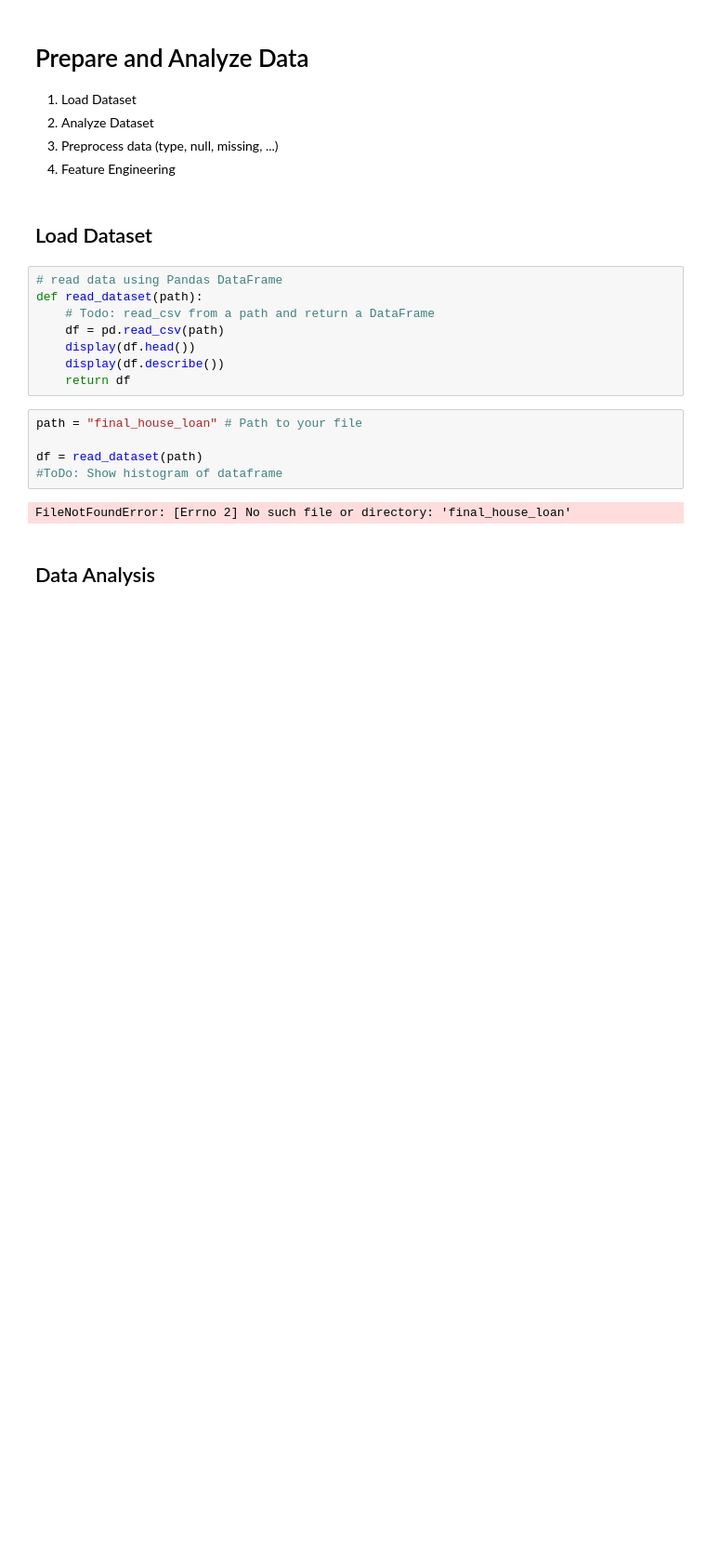
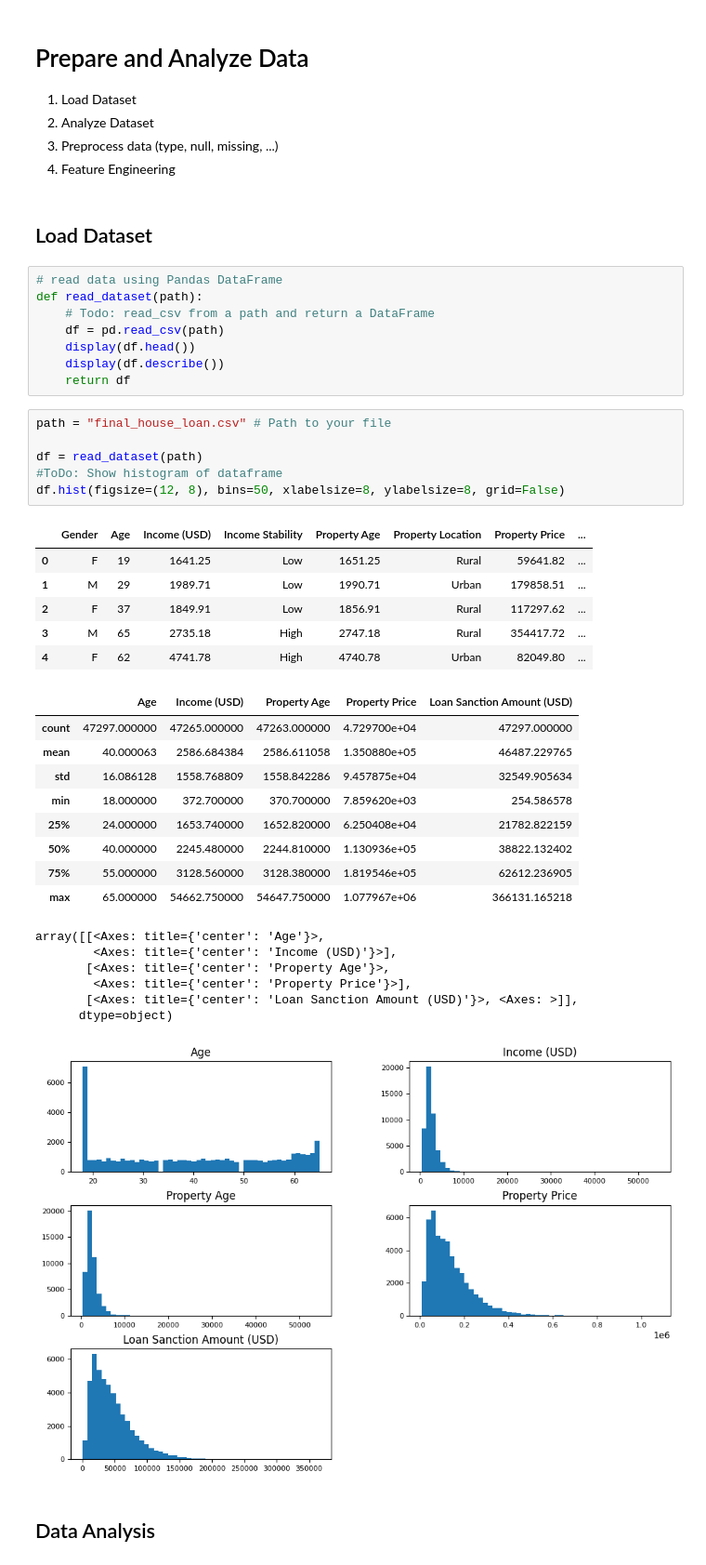
Before and after one commit to DungQuanPhung/Main, a Jupyter notebook: Homework_form.ipynb, the cells around one changed output. Shown at 93% size. Cells and saved outputs as stored; diff of their text form; blank space fills up the shorter version.

```diff
--- a/Homework_form.ipynb
+++ b/Homework_form.ipynb
@@ -47,12 +47,34 @@ def read_dataset(path):
     display(df.describe())
     return df
 # %%
-path = "final_house_loan" # Path to your file
+path = "final_house_loan.csv" # Path to your file
 
 df = read_dataset(path)
 #ToDo: Show histogram of dataframe
+df.hist(figsize=(12, 8), bins=50, xlabelsize=8, ylabelsize=8, grid=False)
 # %% [output]
+|  | Gender | Age | Income (USD) | Income Stability | Property Age | Property Location | Property Price | ... |
+| 0 | F | 19 | 1641.25 | Low | 1651.25 | Rural | 59641.82 | ... |
+| 1 | M | 29 | 1989.71 | Low | 1990.71 | Urban | 179858.51 | ... |
+| 2 | F | 37 | 1849.91 | Low | 1856.91 | Rural | 117297.62 | ... |
+| 3 | M | 65 | 2735.18 | High | 2747.18 | Rural | 354417.72 | ... |
+| 4 | F | 62 | 4741.78 | High | 4740.78 | Urban | 82049.80 | ... |
+|  | Age | Income (USD) | Property Age | Property Price | Loan Sanction Amount (USD) |
+| count | 47297.000000 | 47265.000000 | 47263.000000 | 4.729700e+04 | 47297.000000 |
+| mean | 40.000063 | 2586.684384 | 2586.611058 | 1.350880e+05 | 46487.229765 |
+| std | 16.086128 | 1558.768809 | 1558.842286 | 9.457875e+04 | 32549.905634 |
+| min | 18.000000 | 372.700000 | 370.700000 | 7.859620e+03 | 254.586578 |
+| 25% | 24.000000 | 1653.740000 | 1652.820000 | 6.250408e+04 | 21782.822159 |
+| 50% | 40.000000 | 2245.480000 | 2244.810000 | 1.130936e+05 | 38822.132402 |
+| 75% | 55.000000 | 3128.560000 | 3128.380000 | 1.819546e+05 | 62612.236905 |
+| max | 65.000000 | 54662.750000 | 54647.750000 | 1.077967e+06 | 366131.165218 |
-FileNotFoundError: [Errno 2] No such file or directory: 'final_house_loan'
+array([[<Axes: title={'center': 'Age'}>,
+        <Axes: title={'center': 'Income (USD)'}>],
+       [<Axes: title={'center': 'Property Age'}>,
+        <Axes: title={'center': 'Property Price'}>],
+       [<Axes: title={'center': 'Loan Sanction Amount (USD)'}>, <Axes: >]],
+      dtype=object)
+[figure, added]
 # %% [markdown]
 ## Data Analysis
 # %%
```
Also changed, not shown: parts of 13 cells of this notebook.
